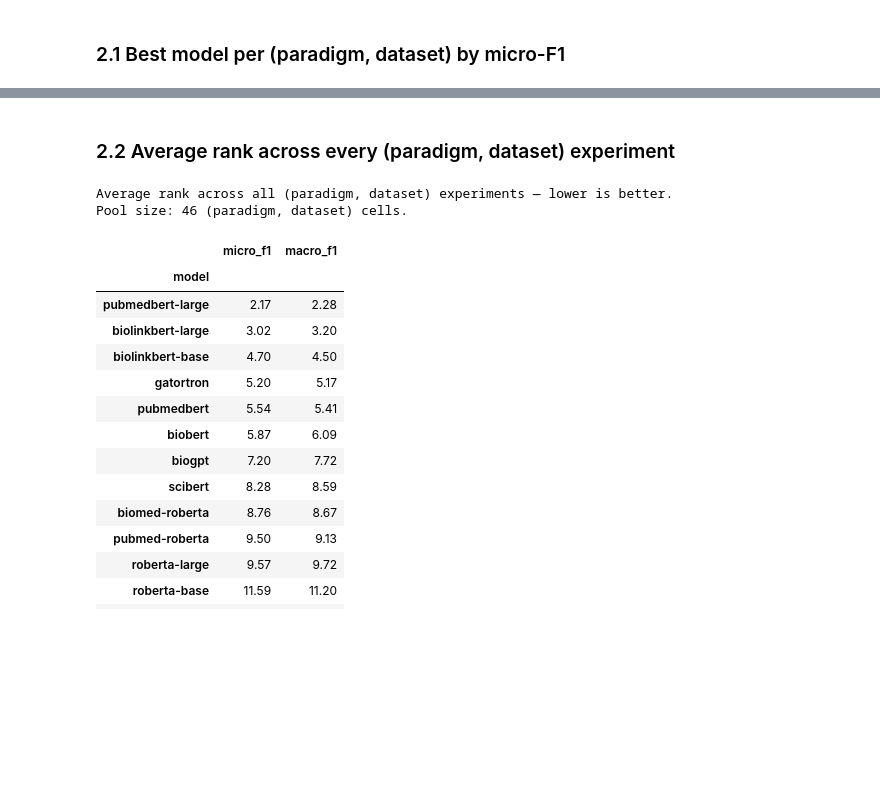
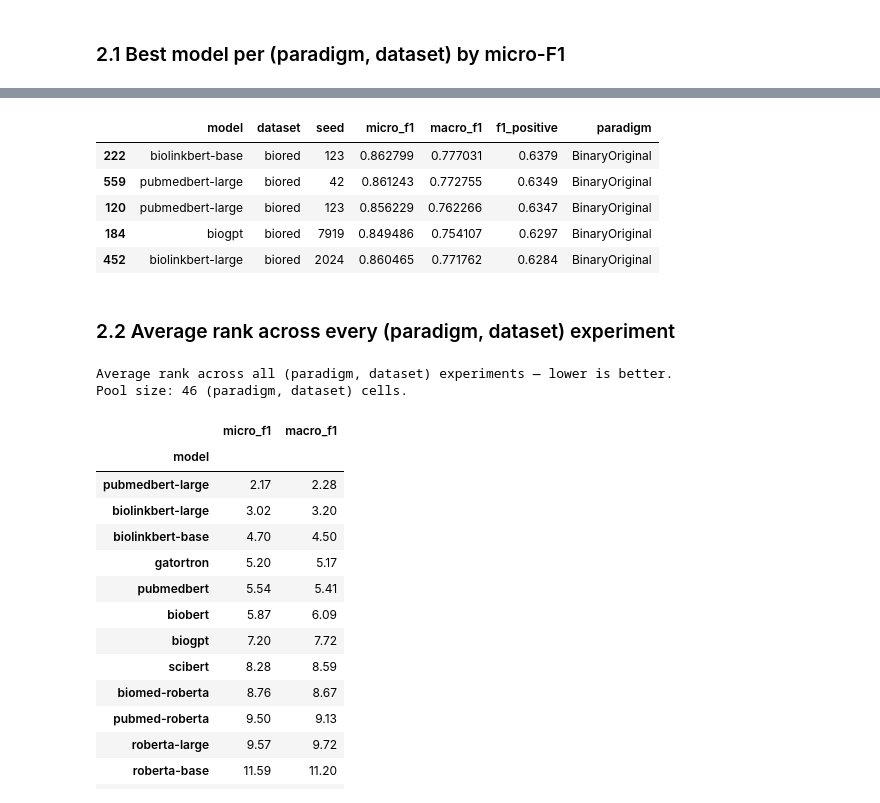
Before and after one commit to Basel-Alshaikhdeeb/medre-bench, a Jupyter notebook: notebooks/cross_corpora_analysis.ipynb, the cells around one changed output, grey strips where cells are left out. Cells and saved outputs as stored; diff of their text form; code cells hidden in the pictures; blank space fills up the shorter version.

```diff
--- a/notebooks/cross_corpora_analysis.ipynb
+++ b/notebooks/cross_corpora_analysis.ipynb
@@ -379,3 +430,14 @@ best_df.round(4)
+# %%
+bc5cdr = all_df.loc[all_df['dataset']=='biored']
+bc5cdr = bc5cdr.sort_values(by='f1_positive', ascending=False)
+bc5cdr.head()
+# %% [output]
+|  | model | dataset | seed | micro_f1 | macro_f1 | f1_positive | paradigm |
+| 222 | biolinkbert-base | biored | 123 | 0.862799 | 0.777031 | 0.6379 | BinaryOriginal |
+| 559 | pubmedbert-large | biored | 42 | 0.861243 | 0.772755 | 0.6349 | BinaryOriginal |
+| 120 | pubmedbert-large | biored | 123 | 0.856229 | 0.762266 | 0.6347 | BinaryOriginal |
+| 184 | biogpt | biored | 7919 | 0.849486 | 0.754107 | 0.6297 | BinaryOriginal |
+| 452 | biolinkbert-large | biored | 2024 | 0.860465 | 0.771762 | 0.6284 | BinaryOriginal |
 # %% [markdown]
 ### 2.2 Average rank across every (paradigm, dataset) experiment
 # %%
```
Also changed, not shown: parts of 8 cells of this notebook, 3 other files.
